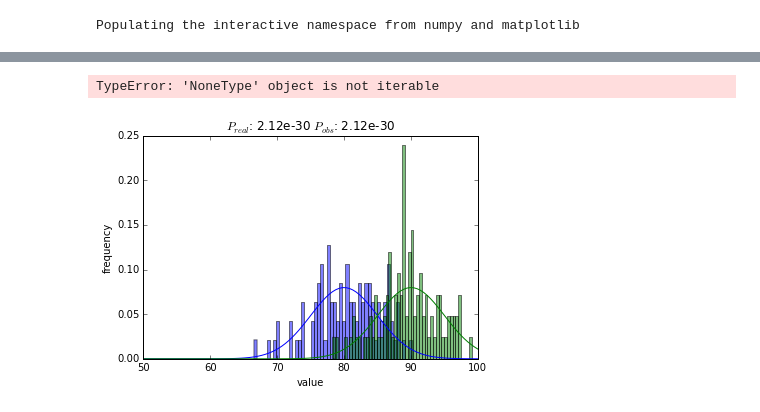
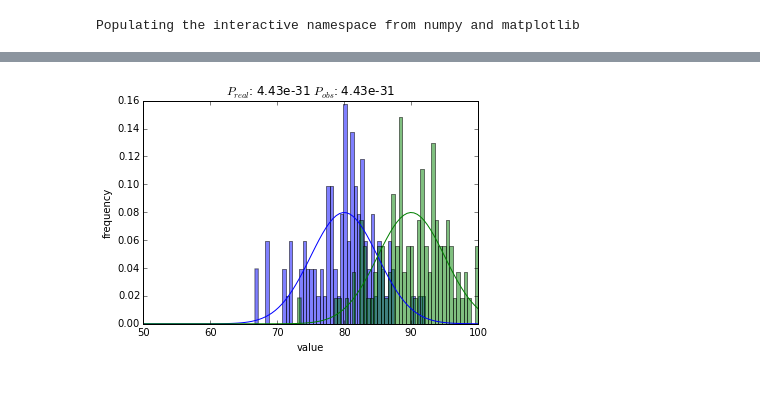
Before and after one commit to widdowquinn/notebooks, a Jupyter notebook: sampling_fnr_fpr.ipynb, the cells around one changed output, grey strips where cells are left out. Drawn from its saved outputs; the diff is of its cells as text; code cells hidden in the pictures.

```diff
--- a/sampling_fnr_fpr.ipynb
+++ b/sampling_fnr_fpr.ipynb
@@ -246,11 +158,10 @@ def draw_sample_comparison(mu_neg=80, mu_pos=90, sd_neg=5, sd_pos=5,
     t_sam = stats.ttest_ind(samples[0], samples[1], equal_var=False)
     t_obs = stats.ttest_ind(obs[0], obs[1], equal_var=False)
     ax.set_title("$P_{real}$: %.02e $P_{obs}$: %.02e" % (t_sam[1], t_obs[1]))
-# %%
-t_sam, t_obs = draw_sample_comparison()
-# %% [output]
-TypeError: 'NoneType' object is not iterable
-[figure, removed]
+# %%
+draw_sample_comparison()
+# %% [output]
+[figure, added]
 # %%
 p_vals = draw_multiple_samples(fnr=0.1, fpr=0, n_pos=20, n_neg=100)
 # %% [output]
```
Also changed, not shown: parts of 18 cells of this notebook.
